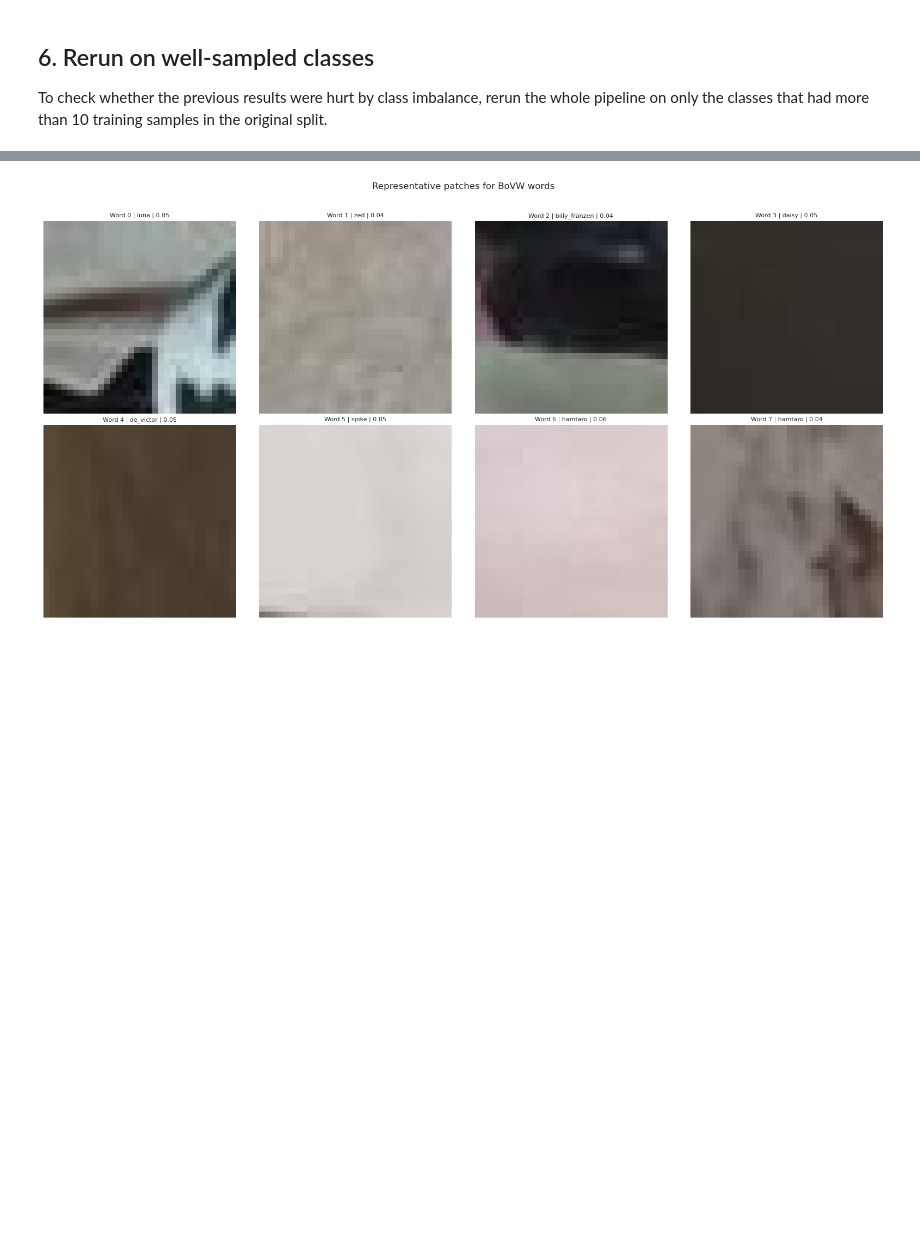
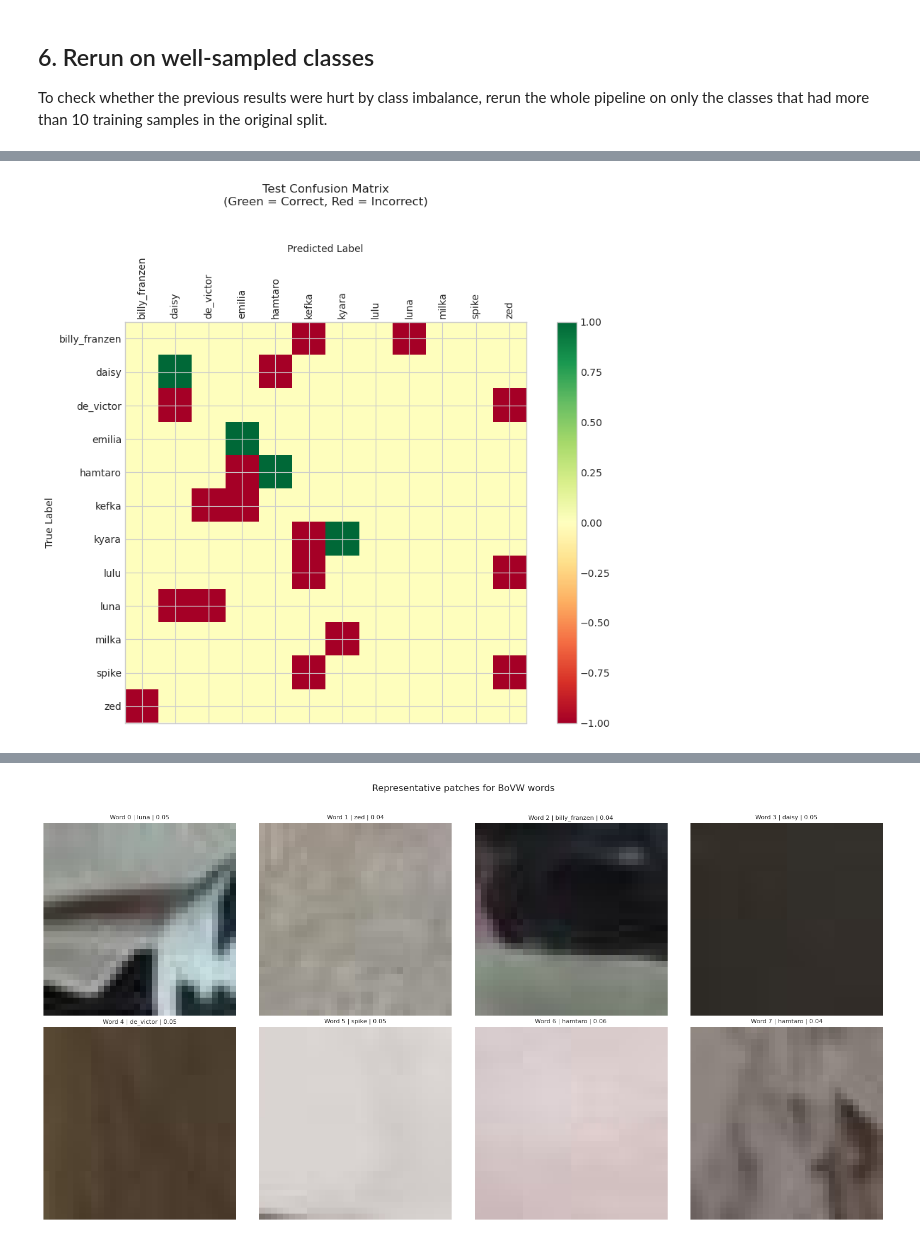
Before and after one commit to tbarbieri-usp/Image-Descriptors, a Jupyter notebook: classification_pipeline.ipynb, the cells around one changed output, grey strips where cells are left out. Drawn from its saved outputs; the diff is of its cells as text; code cells hidden in the pictures; blank space fills up the shorter version.

```diff
--- a/classification_pipeline.ipynb
+++ b/classification_pipeline.ipynb
@@ -366,8 +392,8 @@ print(f'Subset train: {len(subset_train_records)}')
 print(f'Subset validation: {len(subset_validation_records)}')
 print(f'Subset test: {len(subset_test_records)}')
 
-subset_bovw_runs = []
-subset_best_bovw = None
+# subset_bovw_runs = []
+# subset_best_bovw = None
 
 for cluster_count in BOVW_CLUSTER_CANDIDATES:
     subset_codebook = build_bovw_codebook(
@@ -431,37 +457,37 @@ for cluster_count in BOVW_CLUSTER_CANDIDATES:
         hsv_bins=HSV_BINS,
     )
 
-    subset_train_scaled, subset_validation_scaled, subset_test_scaled, subset_validation_score, subset_test_score = \
-        evaluate_descriptor_bundle(subset_train_bundles, subset_validation_bundles, subset_test_bundles, subset_train_labels, subset_validation_labels, subset_test_labels,'bovw')
+#     subset_train_scaled, subset_validation_scaled, subset_test_scaled, subset_validation_score, subset_test_score = \
+#         evaluate_descriptor_bundle(subset_train_bundles, subset_validation_bundles, subset_test_bundles, subset_train_labels, subset_validation_labels, subset_test_labels,'bovw')
 
-    subset_bovw_runs.append({
-        'clusters': cluster_count,
-        'codebook': subset_codebook,
-        'train_labels': subset_train_labels,
-        'train_bundles': subset_train_bundles,
-        'validation_labels': subset_validation_labels,
-        'validation_bundles': subset_validation_bundles,
-        'test_labels': subset_test_labels,
-        'test_bundles': subset_test_bundles,
-        'validation_score': subset_validation_score,
-        'test_score': subset_test_score,
-    })
+#     subset_bovw_runs.append({
+#         'clusters': cluster_count,
+#         'codebook': subset_codebook,
+#         'train_labels': subset_train_labels,
+#         'train_bundles': subset_train_bundles,
+#         'validation_labels': subset_validation_labels,
+#         'validation_bundles': subset_validation_bundles,
+#         'test_labels': subset_test_labels,
+#         'test_bundles': subset_test_bundles,
+#         'validation_score': subset_validation_score,
+#         'test_score': subset_test_score,
+#     })
 
-    if subset_best_bovw is None or subset_validation_score > subset_best_bovw['validation_score']:
-        subset_best_bovw = subset_bovw_runs[-1]
+#     if subset_best_bovw is None or subset_validation_score > subset_best_bovw['validation_score']:
+#         subset_best_bovw = subset_bovw_runs[-1]
 
-assert subset_best_bovw is not None
-print(f"Subset best BoVW clusters by validation: {subset_best_bovw['clusters']}")
-print(f"Subset best BoVW validation accuracy: {subset_best_bovw['validation_score']:.3f}")
-print(f"Subset best BoVW test accuracy: {subset_best_bovw['test_score']:.3f}")
+# assert subset_best_bovw is not None
+# print(f"Subset best BoVW clusters by validation: {subset_best_bovw['clusters']}")
+# print(f"Subset best BoVW validation accuracy: {subset_best_bovw['validation_score']:.3f}")
+# print(f"Subset best BoVW test accuracy: {subset_best_bovw['test_score']:.3f}")
 
-subset_bovw_codebook = subset_best_bovw['codebook']
-subset_train_labels = subset_best_bovw['train_labels']
-subset_train_bundles = subset_best_bovw['train_bundles']
-subset_validation_labels = subset_best_bovw['validation_labels']
-subset_validation_bundles = subset_best_bovw['validation_bundles']
-subset_test_labels = subset_best_bovw['test_labels']
-subset_test_bundles = subset_best_bovw['test_bundles']
+# subset_bovw_codebook = subset_best_bovw['codebook']
+# subset_train_labels = subset_best_bovw['train_labels']
+# subset_train_bundles = subset_best_bovw['train_bundles']
+# subset_validation_labels = subset_best_bovw['validation_labels']
+# subset_validation_bundles = subset_best_bovw['validation_bundles']
+# subset_test_labels = subset_best_bovw['test_labels']
+# subset_test_bundles = subset_best_bovw['test_bundles']
 
 subset_descriptor_names = descriptor_names
 subset_results = {}
@@ -488,12 +514,26 @@ subset_weighted_validation = combine_feature_blocks([block * weight for block, w
 subset_weighted_test = combine_feature_blocks([block * weight for block, weight in zip(subset_scaled_blocks['test'], subset_weight_vector)])
 
 subset_weighted_centroids = train_nearest_centroid(subset_weighted_train, subset_train_labels)
-subset_weighted_validation_score = accuracy_score(subset_validation_labels, predict_nearest_centroid(subset_weighted_validation, subset_weighted_centroids))
-subset_weighted_test_score = accuracy_score(subset_test_labels, predict_nearest_centroid(subset_weighted_test, subset_weighted_centroids))
 
-print('Subset descriptor weights:')
-for name, weight in zip(subset_results, subset_weight_vector):
-    print(f'{name}: {weight:.3f}')
+val_subset_weighted_nearest_centroids = predict_nearest_centroid(subset_weighted_validation, subset_weighted_centroids)
+test_subset_weighted_nearest_centroids = predict_nearest_centroid(subset_weighted_test, subset_weighted_centroids)
+
+subset_weighted_validation_score = accuracy_score(subset_validation_labels, val_subset_weighted_nearest_centroids)
+subset_weighted_test_score = accuracy_score(subset_test_labels, test_subset_weighted_nearest_centroids)
+
+plot_confusion_matrix(test_subset_weighted_nearest_centroids, subset_test_labels)
+
+weights_df = (
+    pd.DataFrame({
+        'Descriptor': subset_results.keys(),
+        'Weight': subset_weight_vector
+    })
+    .sort_values('Weight', ascending=False)
+    .reset_index(drop=True)
+)
+
+print("Descriptor weights based on validation accuracy:")
+print(weights_df)
 
 print(f'Subset weighted validation accuracy: {subset_weighted_validation_score:.3f}')
 print(f'Subset weighted test accuracy: {subset_weighted_test_score:.3f}')
@@ -517,0 +549 @@ Subset weighted test accuracy: 0.190
+[figure, added]
```
Also changed, not shown: parts of 7 cells of this notebook, 1 other file.
